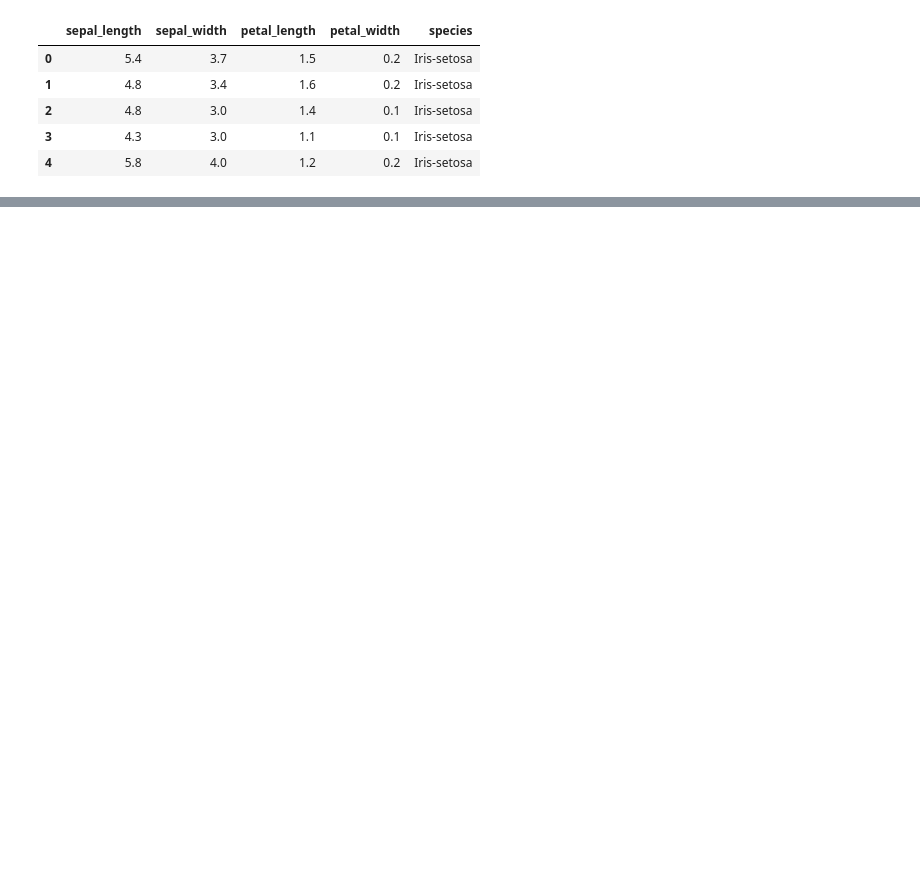
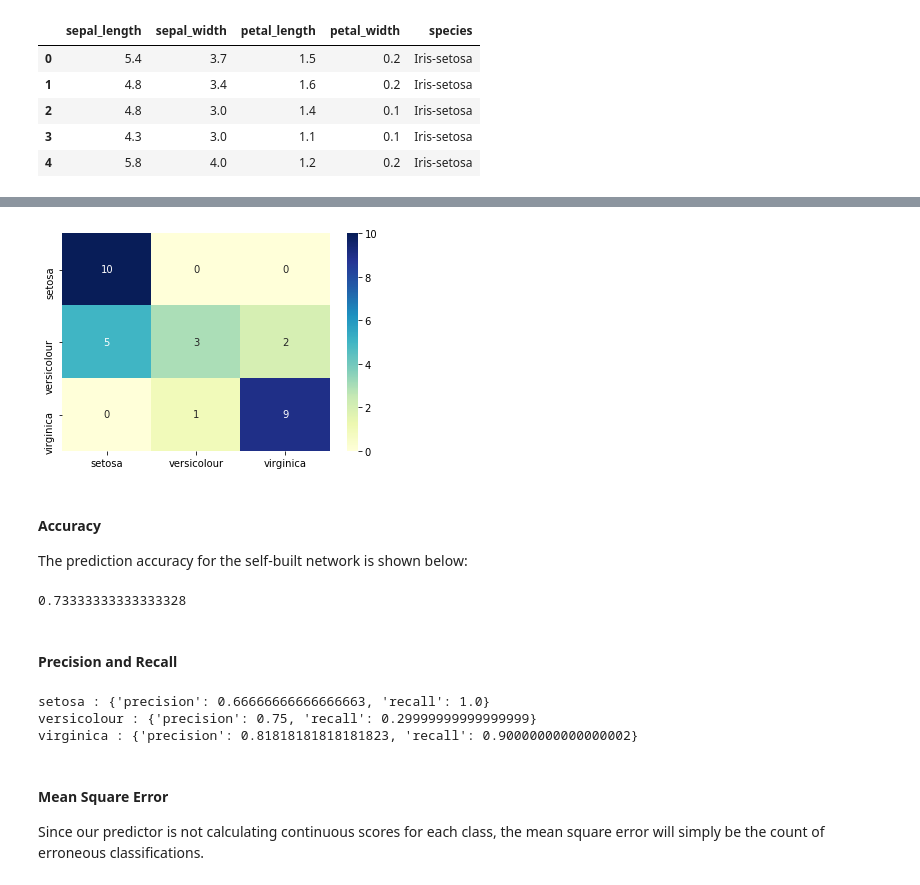
Before and after one commit to MounirMeziani/single-layer-perceptron, a Jupyter notebook: iris-perceptron.ipynb, the cells around one changed output, grey strips where cells are left out. Saved outputs shown, nothing was run; the diff lists cells and outputs as text; code cells hidden in the pictures; blank space fills up the shorter version.

```diff
--- a/iris-perceptron.ipynb
+++ b/iris-perceptron.ipynb
@@ -36,4 +55,3 @@ training_labels = training_labels.reshape(training_labels.shape[0], 1)
 
 testing_x = testing_set.iloc[:, 0:4].as_matrix()
 testing_labels = testing_set.label.as_matrix()
-testing_labels = testing_labels.reshape(testing_labels.shape[0], 1)
@@ -62,0 +88,33 @@ ann.train(training_x, training_labels, num_epochs=100)
+# %%
+species = ['setosa', 'versicolour', 'virginica']
+
+cm = confusion_matrix(testing_labels, predictions)
+cm = pd.DataFrame(cm, index=species, columns=species)
+cm_plot = sb.heatmap(cm, annot=True, cmap="YlGnBu")
+plt.show()
+# %% [output]
+[figure, added]
+# %% [markdown]
+<h4> Accuracy </h4>
+
+The prediction accuracy for the self-built network is shown below:
+# %%
+accuracy_score(testing_labels, predictions)
+# %% [output]
+0.73333333333333328
+# %% [markdown]
+<h4> Precision and Recall </h4>
+# %%
+from metrics import precision_recall
+stats = precision_recall(cm.as_matrix())
+
+for i, s in enumerate(stats):
+    print(f'{species[i]} : {s}')
+# %% [output]
+setosa : {'precision': 0.66666666666666663, 'recall': 1.0}
+versicolour : {'precision': 0.75, 'recall': 0.29999999999999999}
+virginica : {'precision': 0.81818181818181823, 'recall': 0.90000000000000002}
+# %% [markdown]
+<h4>Mean Square Error</h4>
+
+Since our predictor is not calculating continuous scores for each class, the mean square error will simply be the count of erroneous classifications.
```
Also changed, not shown: parts of 33 cells of this notebook, 4 other files.
